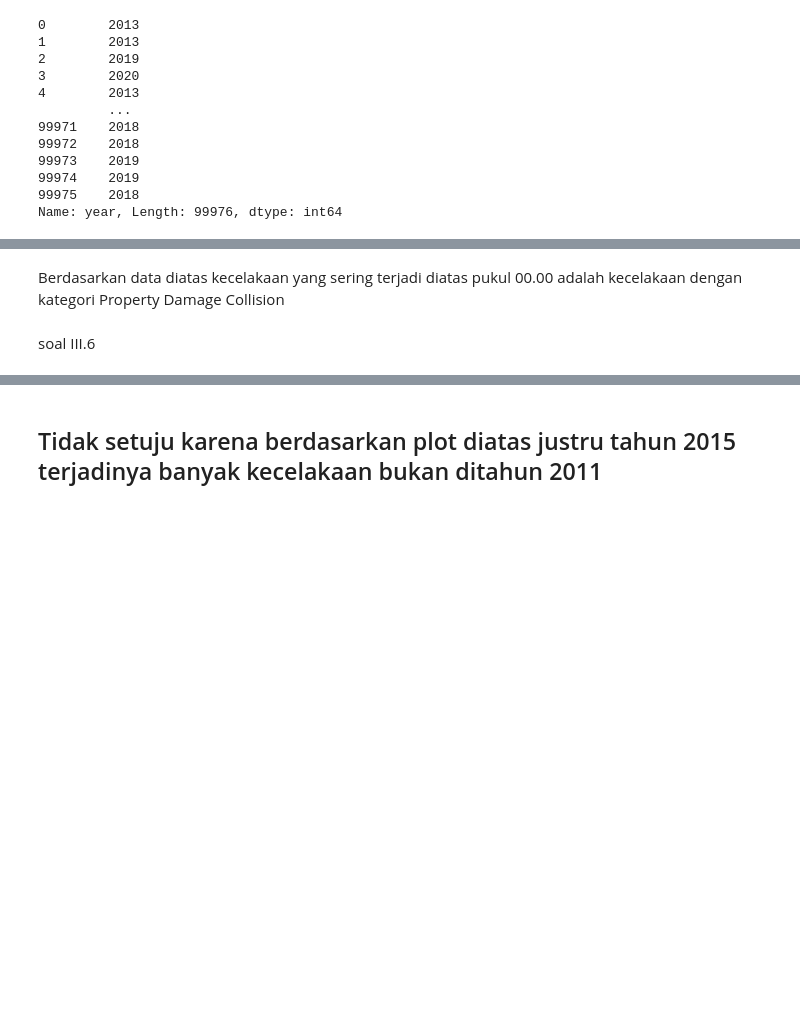
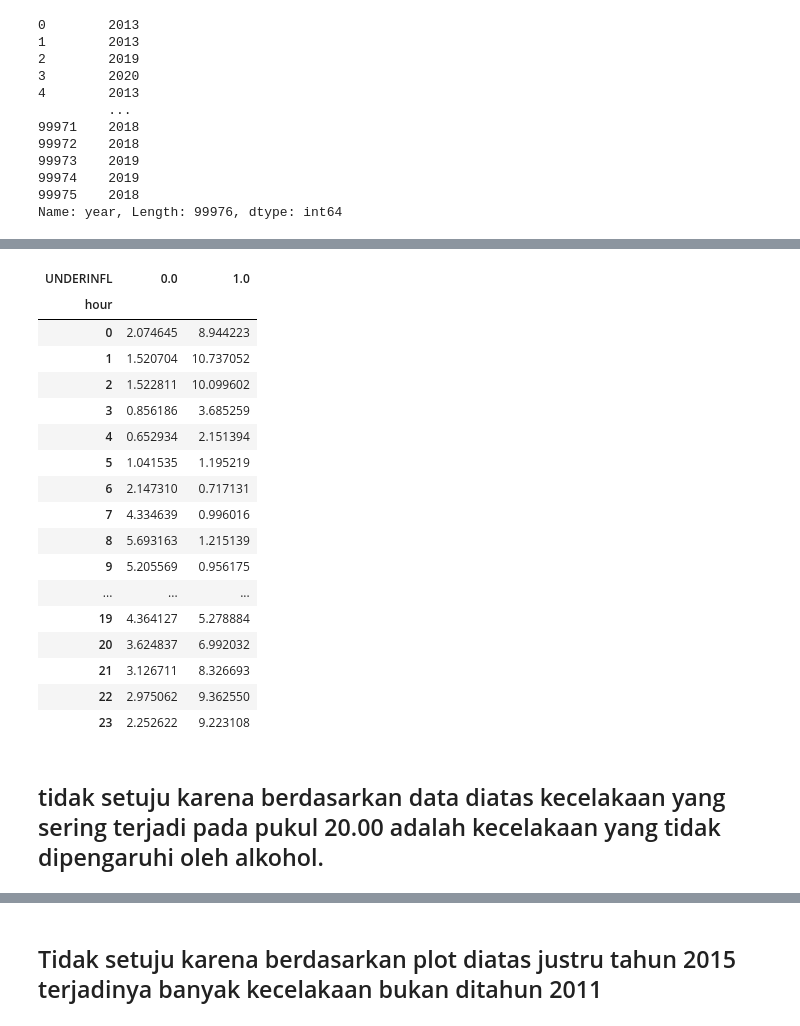
Before and after one commit to achiastuti/Ujian_Modul_2, a Jupyter notebook: Ujian Modul 2.ipynb, the cells around one changed output, grey strips where cells are left out. Drawn from its saved outputs; the diff is of its cells as text; code cells hidden in the pictures; blank space fills up the shorter version.

```diff
--- a/Ujian Modul 2.ipynb
+++ b/Ujian Modul 2.ipynb
@@ -360,7 +400,27 @@ plt.show()
+# %%
+a = pd.crosstab(collision.hour, collision.UNDERINFL).apply(lambda x: (x/x.sum())*100, axis=0)
+a
+# %% [output]
+| UNDERINFL | 0.0 | 1.0 |
+| hour |  |  |
+| 0 | 2.074645 | 8.944223 |
+| 1 | 1.520704 | 10.737052 |
+| 2 | 1.522811 | 10.099602 |
+| 3 | 0.856186 | 3.685259 |
+| 4 | 0.652934 | 2.151394 |
+| 5 | 1.041535 | 1.195219 |
+| 6 | 2.147310 | 0.717131 |
+| 7 | 4.334639 | 0.996016 |
+| 8 | 5.693163 | 1.215139 |
+| 9 | 5.205569 | 0.956175 |
+| ... | ... | ... |
+| 19 | 4.364127 | 5.278884 |
+| 20 | 3.624837 | 6.992032 |
+| 21 | 3.126711 | 8.326693 |
+| 22 | 2.975062 | 9.362550 |
+| 23 | 2.252622 | 9.223108 |
 # %% [markdown]
-Berdasarkan data diatas kecelakaan yang sering terjadi diatas pukul 00.00 adalah kecelakaan dengan kategori Property Damage Collision
+## tidak setuju karena berdasarkan data diatas kecelakaan yang sering terjadi pada pukul 20.00 adalah kecelakaan yang tidak dipengaruhi oleh alkohol.
-# %% [markdown]
-soal III.6
 # %%
 fig, ax = plt.subplots(figsize=(20,5))
 sns.countplot(collision["year"],ax=ax)
```
Also changed, not shown: parts of 13 cells of this notebook.
